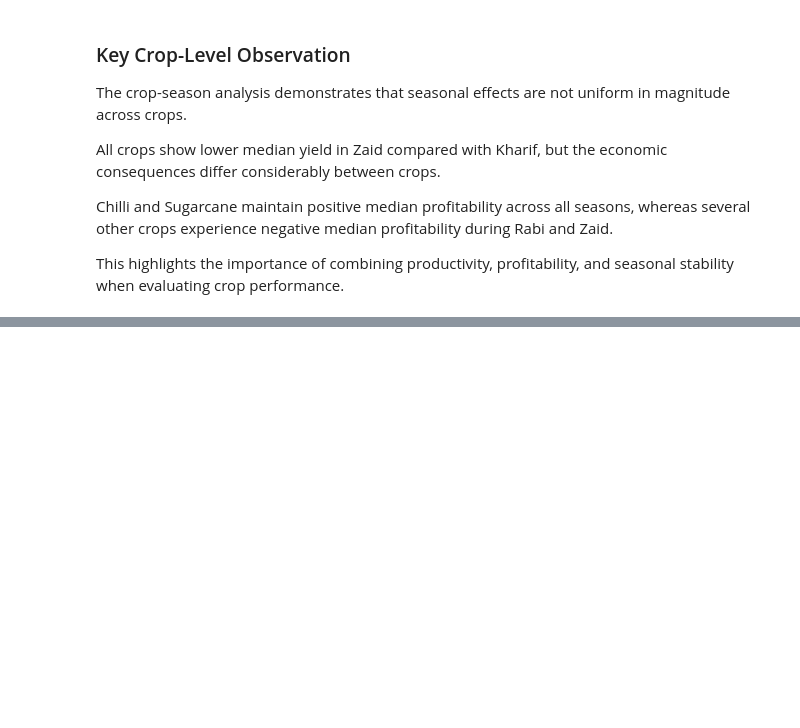
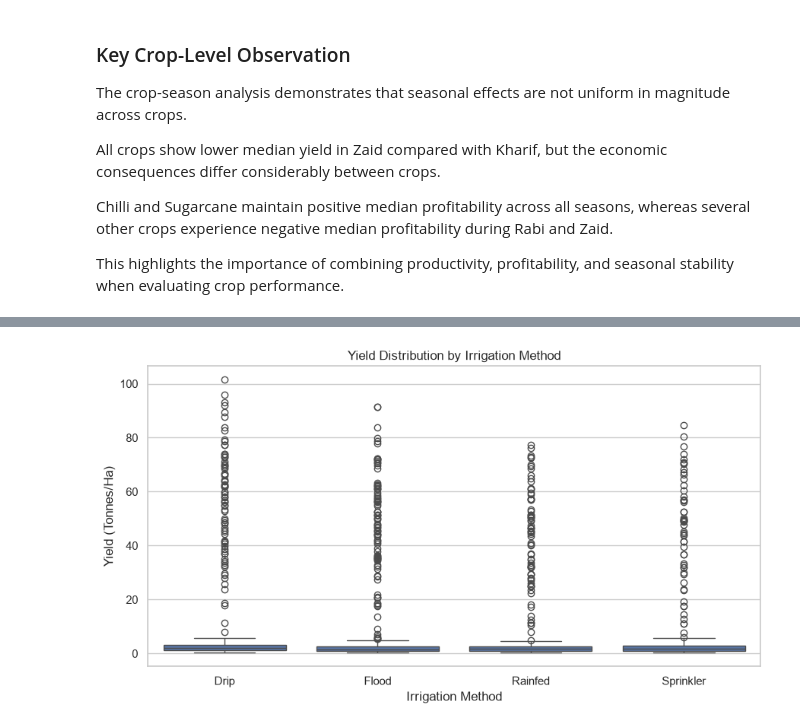
Before and after one commit to TharunPranav2007/Seasonal-Agriculture-Performance-Analysis, a Jupyter notebook: notebooks/seasonal_agriculture_analysis.ipynb, the cells around one changed output, grey strips where cells are left out. Saved outputs shown, nothing was run; the diff lists cells and outputs as text; code cells hidden in the pictures; blank space fills up the shorter version.

Commit message:
feat: add irrigation and resource efficiency analysis

```diff
--- a/notebooks/seasonal_agriculture_analysis.ipynb
+++ b/notebooks/seasonal_agriculture_analysis.ipynb
@@ -1574,0 +1663,17 @@ This highlights the importance of combining productivity, profitability, and sea
+# %%
+plt.figure(figsize=(9, 5))
+
+sns.boxplot(
+    data=yield_df,
+    x="Irrigation_Method",
+    y="Yield_Tonnes_Ha"
+)
+
+plt.title("Yield Distribution by Irrigation Method")
+plt.xlabel("Irrigation Method")
+plt.ylabel("Yield (Tonnes/Ha)")
+
+plt.tight_layout()
+plt.show()
+# %% [output]
+[figure, added]
```
Also changed, not shown: parts of 29 cells of this notebook.
